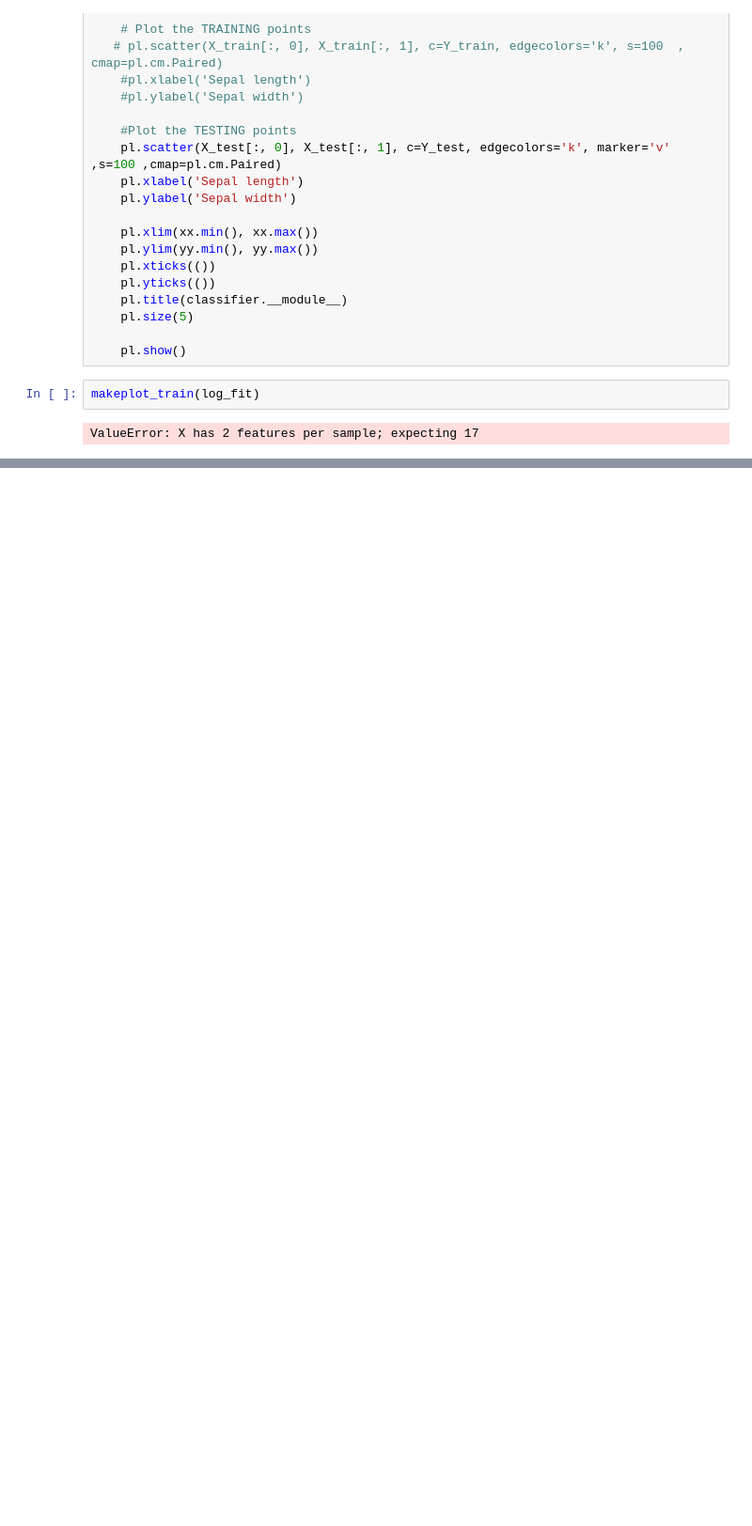
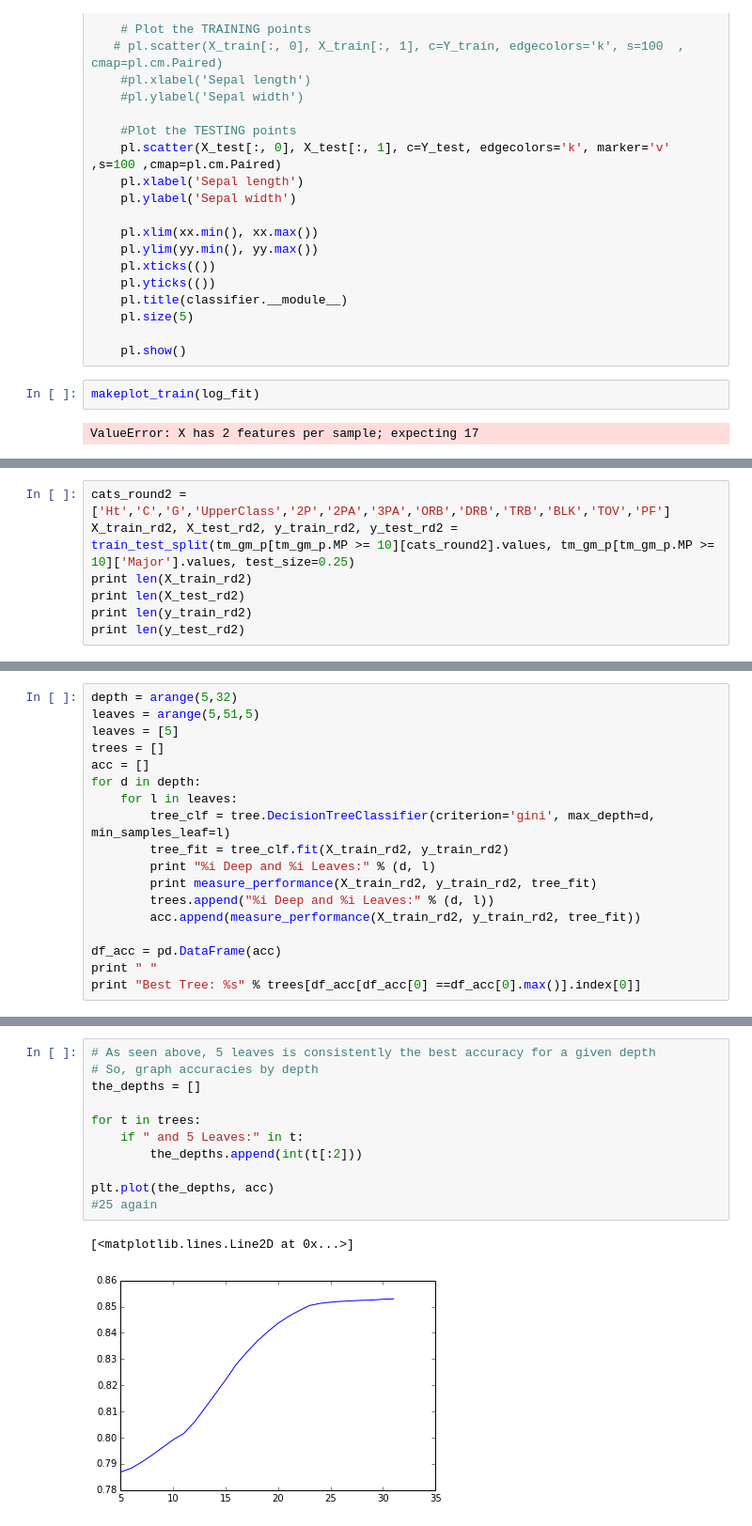
Before and after one commit to datadave/GADS9-NYC-Spring2014-Students, a Jupyter notebook: lab_submissions/project02/csheehan/project02.ipynb, the cells around one changed output, grey strips where cells are left out. Shown at 94% size. Saved outputs shown, nothing was run; the diff lists cells and outputs as text; blank space fills up the shorter version.

```diff
--- a/lab_submissions/project02/csheehan/project02.ipynb
+++ b/lab_submissions/project02/csheehan/project02.ipynb
@@ -840,0 +944,7 @@ ValueError: X has 2 features per sample; expecting 17
+# %%
+cats_round2 = ['Ht','C','G','UpperClass','2P','2PA','3PA','ORB','DRB','TRB','BLK','TOV','PF']
+X_train_rd2, X_test_rd2, y_train_rd2, y_test_rd2 = train_test_split(tm_gm_p[tm_gm_p.MP >= 10][cats_round2].values, tm_gm_p[tm_gm_p.MP >= 10]['Major'].values, test_size=0.25)
+print len(X_train_rd2)
+print len(X_test_rd2)
+print len(y_train_rd2)
+print len(y_test_rd2)
@@ -840,0 +993,18 @@ ValueError: X has 2 features per sample; expecting 17
+# %%
+depth = arange(5,32)
+leaves = arange(5,51,5)
+leaves = [5]
+trees = []
+acc = []
+for d in depth:
+    for l in leaves:
+        tree_clf = tree.DecisionTreeClassifier(criterion='gini', max_depth=d, min_samples_leaf=l)
+        tree_fit = tree_clf.fit(X_train_rd2, y_train_rd2)
+        print "%i Deep and %i Leaves:" % (d, l)
+        print measure_performance(X_train_rd2, y_train_rd2, tree_fit)
+        trees.append("%i Deep and %i Leaves:" % (d, l))
+        acc.append(measure_performance(X_train_rd2, y_train_rd2, tree_fit))
+
+df_acc = pd.DataFrame(acc)
+print " "
+print "Best Tree: %s" % trees[df_acc[df_acc[0] ==df_acc[0].max()].index[0]]
@@ -840,0 +1029,14 @@ ValueError: X has 2 features per sample; expecting 17
+# %%
+# As seen above, 5 leaves is consistently the best accuracy for a given depth
+# So, graph accuracies by depth
+the_depths = []
+
+for t in trees:
+    if " and 5 Leaves:" in t:
+        the_depths.append(int(t[:2]))
+
+plt.plot(the_depths, acc)
+#25 again
+# %% [output]
+[<matplotlib.lines.Line2D at 0x...>]
+[figure, added]
```
Also changed, not shown: parts of 30 cells of this notebook.
